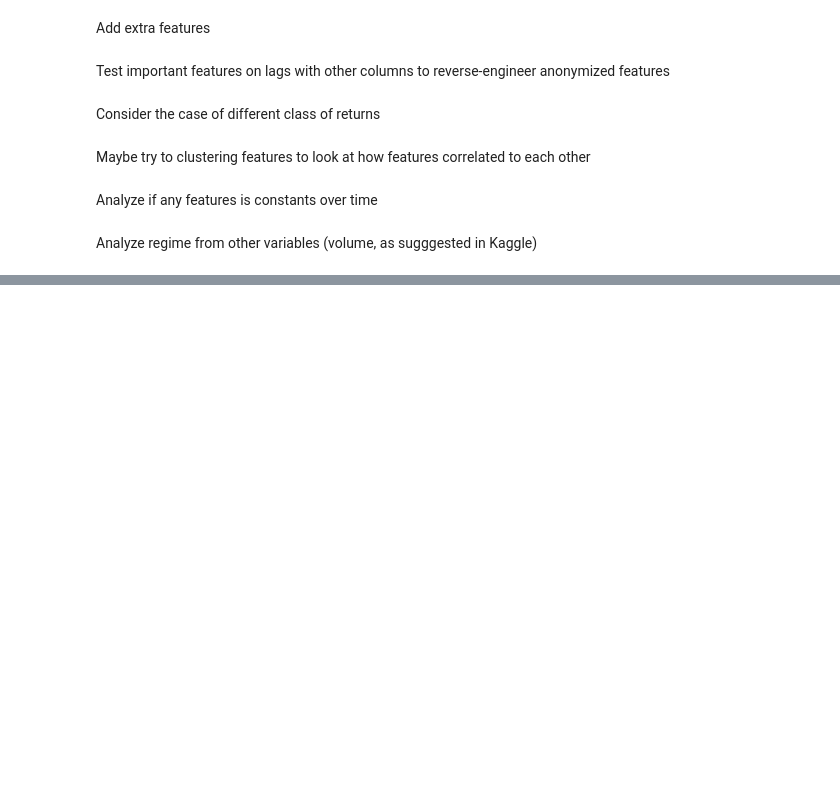
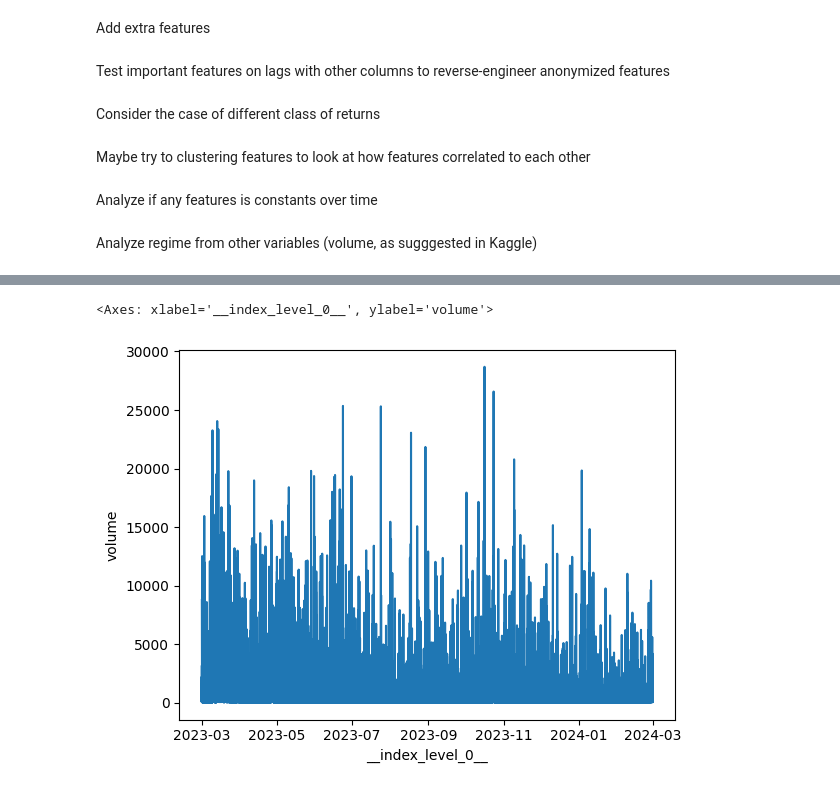
Before and after one commit to justpqa/drw-crypto-market-prediction, a Jupyter notebook: eda.ipynb, the cells around one changed output, grey strips where cells are left out. Cells and saved outputs as stored; diff of their text form; code cells hidden in the pictures; blank space fills up the shorter version.

```diff
--- a/eda.ipynb
+++ b/eda.ipynb
@@ -668,5 +671,8 @@ sns.lineplot(data = label_over_time, x = "timestamp", y = "label")
 # %%
-volume_over_time = train_df.select(["timestamp", "volume"]).collect().to_pandas()
-sns.lineplot(data = volume_over_time, x = "timestamp", y = "volume")
+volume_over_time = train_df.select(["__index_level_0__", "volume"]).collect().to_pandas()
+sns.lineplot(data = volume_over_time, x = "__index_level_0__", y = "volume")
+# %% [output]
+<Axes: xlabel='__index_level_0__', ylabel='volume'>
+[figure, added]
 # %%
 sns.histplot(data = volume_over_time, x = "volume")
```
Also changed, not shown: parts of 6 cells of this notebook, 5 other files.
